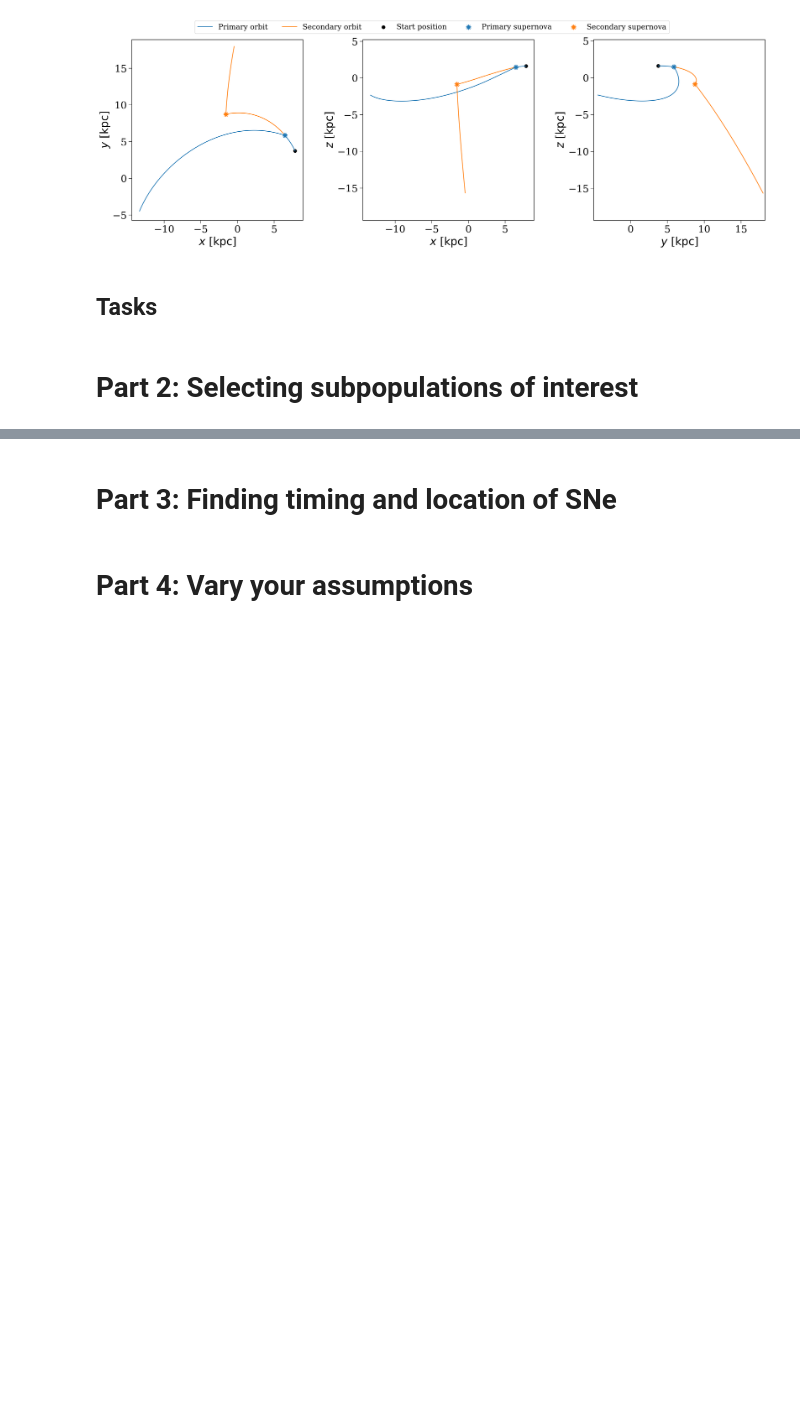
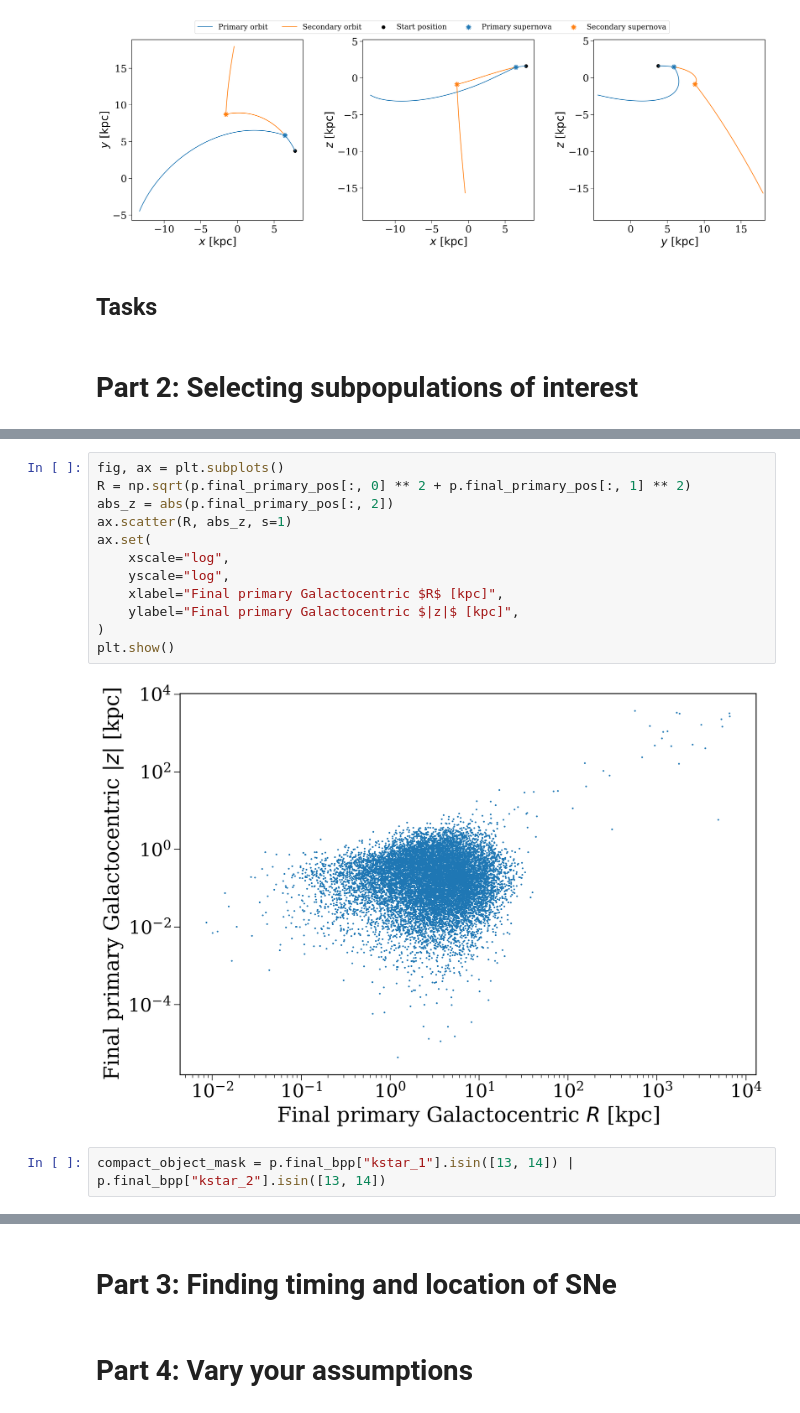
Before and after one commit to TeamCogsworth/cogsworth-school, a Jupyter notebook: notebooks/astronuc.ipynb, the cells around one changed output, grey strips where cells are left out. Saved outputs shown, nothing was run; the diff lists cells and outputs as text; blank space fills up the shorter version.

```diff
--- a/notebooks/astronuc.ipynb
+++ b/notebooks/astronuc.ipynb
@@ -198,0 +279,16 @@ plt.show()
+# %%
+fig, ax = plt.subplots()
+R = np.sqrt(p.final_primary_pos[:, 0] ** 2 + p.final_primary_pos[:, 1] ** 2)
+abs_z = abs(p.final_primary_pos[:, 2])
+ax.scatter(R, abs_z, s=1)
+ax.set(
+    xscale="log",
+    yscale="log",
+    xlabel="Final primary Galactocentric $R$ [kpc]",
+    ylabel="Final primary Galactocentric $|z|$ [kpc]",
+)
+plt.show()
+# %% [output]
+[figure, added]
+# %%
+compact_object_mask = p.final_bpp["kstar_1"].isin([13, 14]) | p.final_bpp["kstar_2"].isin([13, 14])
```
Also changed, not shown: parts of 11 cells of this notebook, 6 other files.
